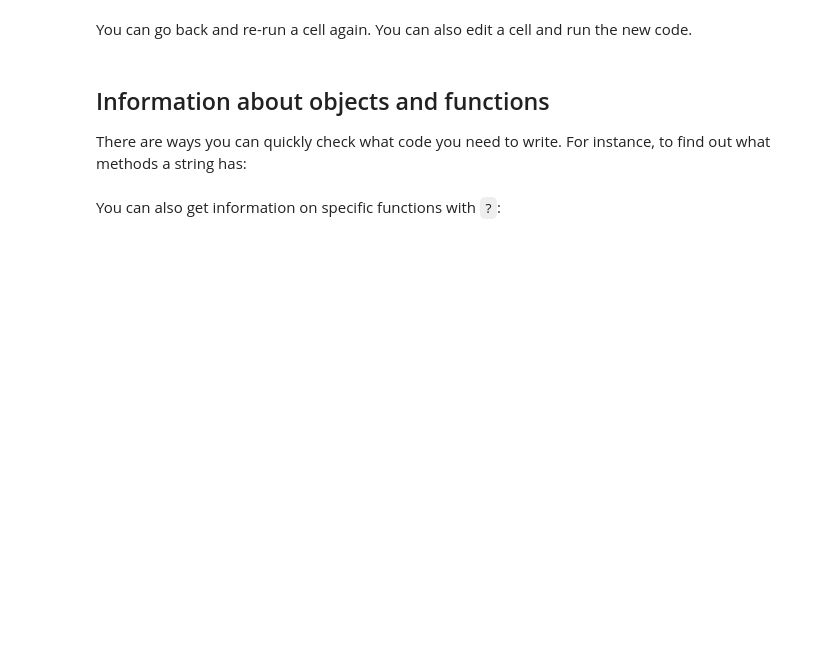
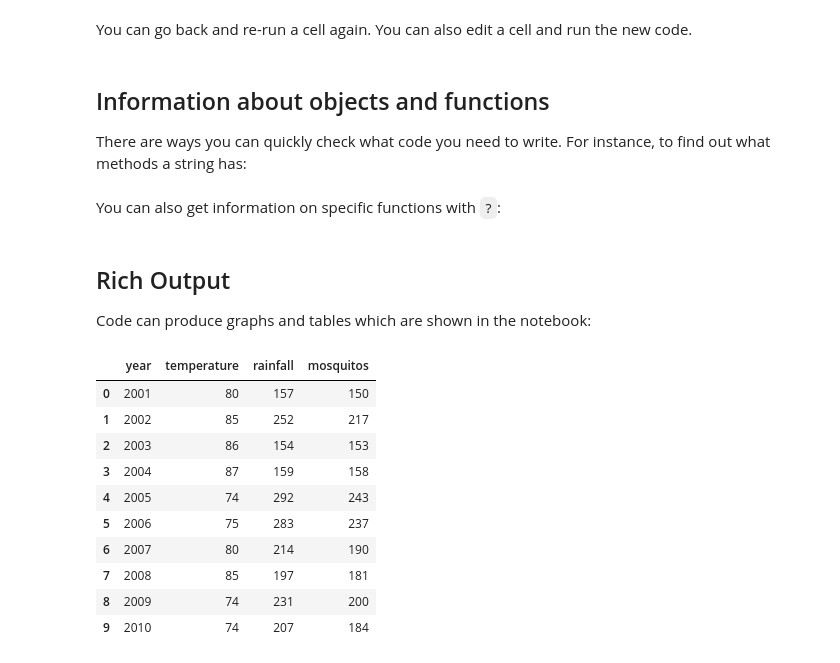
Before and after one commit to takluyver/ucb-ipython-intro, a Jupyter notebook: Notebook intro.ipynb, the cells around one changed output. Saved outputs shown, nothing was run; the diff lists cells and outputs as text; code cells hidden in the pictures; blank space fills up the shorter version.

Commit message:
Add rich output and sharing to notebook intro

```diff
--- a/Notebook intro.ipynb
+++ b/Notebook intro.ipynb
@@ -40,3 +40,23 @@ a.
 You can also get information on specific functions with `?`:
 # %%
 a.find?
+# %% [markdown]
+## Rich Output
+
+Code can produce graphs and tables which are shown in the notebook:
+# %%
+import pandas as pd
+
+pd.read_csv('python_intermediate/A1_mosquito_data.csv')
+# %% [output]
+|  | year | temperature | rainfall | mosquitos |
+| 0 | 2001 | 80 | 157 | 150 |
+| 1 | 2002 | 85 | 252 | 217 |
+| 2 | 2003 | 86 | 154 | 153 |
+| 3 | 2004 | 87 | 159 | 158 |
+| 4 | 2005 | 74 | 292 | 243 |
+| 5 | 2006 | 75 | 283 | 237 |
+| 6 | 2007 | 80 | 214 | 190 |
+| 7 | 2008 | 85 | 197 | 181 |
+| 8 | 2009 | 74 | 231 | 200 |
+| 9 | 2010 | 74 | 207 | 184 |
```
Also changed, not shown: parts of 2 cells of this notebook.
